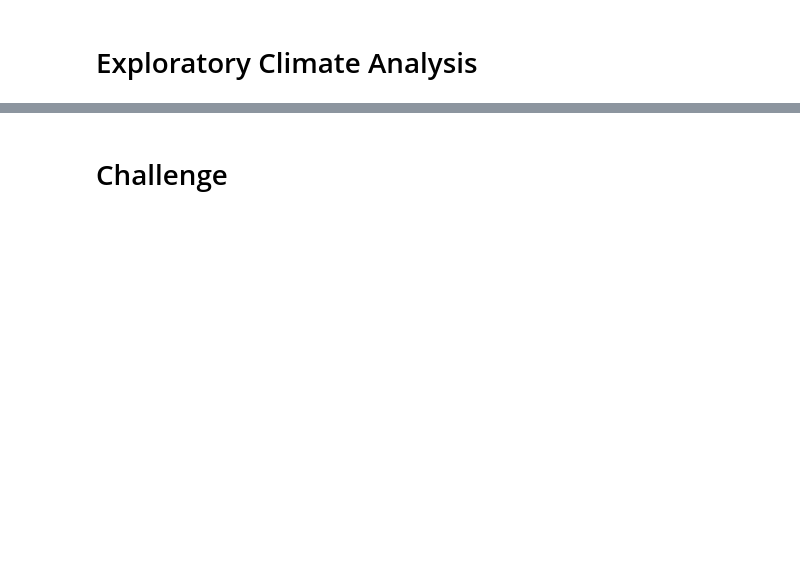
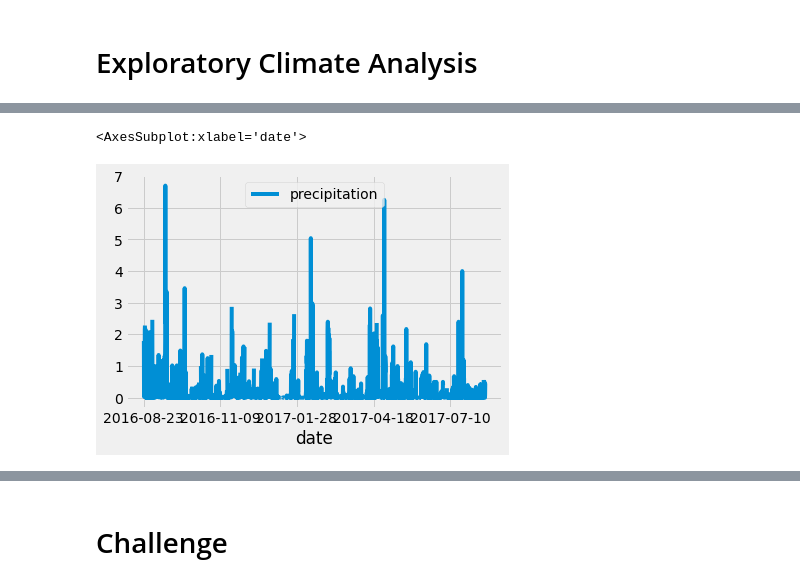
Before and after one commit to BHashemi2021/surfs_up, a Jupyter notebook: climate_analysis.ipynb, the cells around one changed output, grey strips where cells are left out. Saved outputs shown, nothing was run; the diff lists cells and outputs as text; code cells hidden in the pictures; blank space fills up the shorter version.

Commit message:
adding the precipitation stats.

```diff
--- a/climate_analysis.ipynb
+++ b/climate_analysis.ipynb
@@ -88,0 +119,6 @@ session
+# %%
+# ! (In order to save our results as a DataFrame, we need to provide our results variable
+# as one parameter and specify the column names as our second parameter.)
+
+# Use Pandas to calcualte the summary statistics for the precipitation data
+df = pd.DataFrame(results, columns=['date','precipitation'])
@@ -88,0 +141,6 @@ session
+# %%
+# !(The first column is auto-generated and contains the row number. However, we want the
+# index column to be the date column, so we'll need to get rid of those row numbers.)
+
+df.set_index(df['date'], inplace=True)
+print(df)
@@ -88,0 +163,4 @@ session
+# %%
+df.set_index(df['date'], inplace=False)
+
+print(df)
@@ -88,0 +205,3 @@ session
+# %%
+# ! (We're going to sort the values by date using the sort_index() function.)
+df = df.sort_index()
@@ -88,0 +229,7 @@ session
+# %%
+# ! ( We'll be using Matplotlib to plot the DataFrame, which is represented as
+# the variable df, we can use the df.plot() function.  )
+df.plot()
+# %% [output]
+<AxesSubplot:xlabel='date'>
+[figure, added]
```
Also changed, not shown: parts of 12 cells of this notebook, 1 other file.
